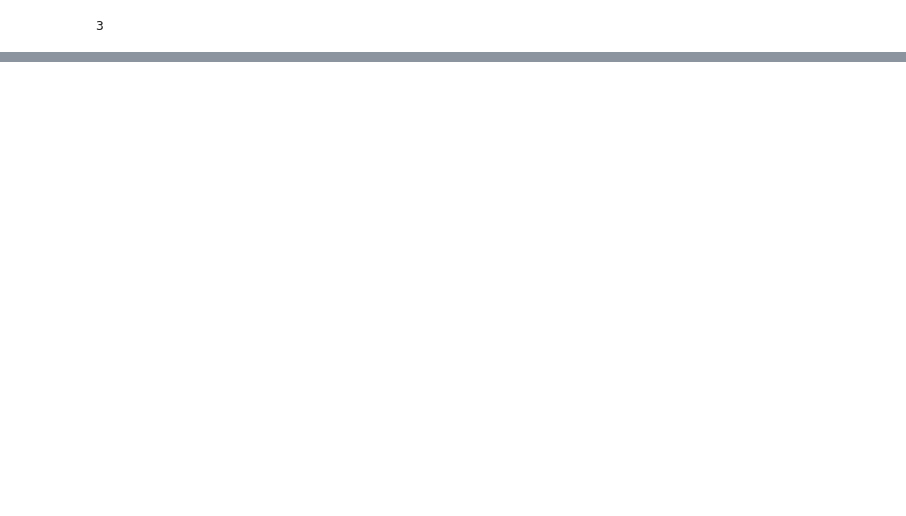
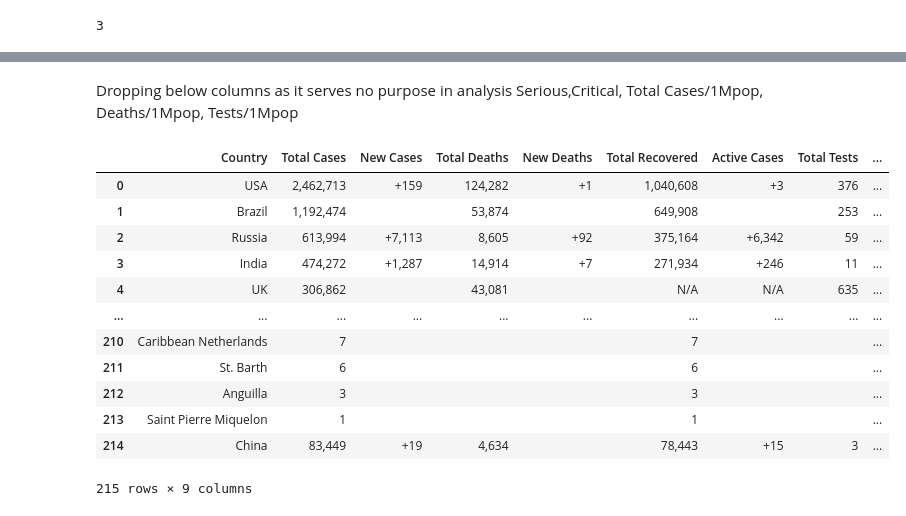
Before and after one commit to Neha2788/COVID19-Data-Analysis, a Jupyter notebook: Week1Assignment.ipynb, the cells around one changed output, grey strips where cells are left out. Cells and saved outputs as stored; diff of their text form; code cells hidden in the pictures; blank space fills up the shorter version.

Commit message:
Data Scraping and data cleaning COVID19 data
Data Scraping and data cleaning of COVID19 data for Worldwide and India data

```diff
--- a/Week1Assignment.ipynb
+++ b/Week1Assignment.ipynb
@@ -86,0 +135,23 @@ df
+# %% [markdown]
+Dropping below columns as it serves no purpose in analysis
+Serious,Critical,
+Total Cases/1Mpop,
+Deaths/1Mpop,
+Tests/1Mpop
+# %%
+df.drop(["Serious,Critical","Total Cases/1Mpop","Deaths/1Mpop","Tests/1Mpop"],axis=1, inplace = True)
+df
+# %% [output]
+|  | Country | Total Cases | New Cases | Total Deaths | New Deaths | Total Recovered | Active Cases | Total Tests | ... |
+| 0 | USA | 2,462,713 | +159 | 124,282 | +1 | 1,040,608 | +3 | 376 | ... |
+| 1 | Brazil | 1,192,474 |  | 53,874 |  | 649,908 |  | 253 | ... |
+| 2 | Russia | 613,994 | +7,113 | 8,605 | +92 | 375,164 | +6,342 | 59 | ... |
+| 3 | India | 474,272 | +1,287 | 14,914 | +7 | 271,934 | +246 | 11 | ... |
+| 4 | UK | 306,862 |  | 43,081 |  | N/A | N/A | 635 | ... |
+| ... | ... | ... | ... | ... | ... | ... | ... | ... | ... |
+| 210 | Caribbean Netherlands | 7 |  |  |  | 7 |  |  | ... |
+| 211 | St. Barth | 6 |  |  |  | 6 |  |  | ... |
+| 212 | Anguilla | 3 |  |  |  | 3 |  |  | ... |
+| 213 | Saint Pierre Miquelon | 1 |  |  |  | 1 |  |  | ... |
+| 214 | China | 83,449 | +19 | 4,634 |  | 78,443 | +15 | 3 | ... |
+215 rows × 9 columns
```
Also changed, not shown: parts of 70 cells of this notebook.
